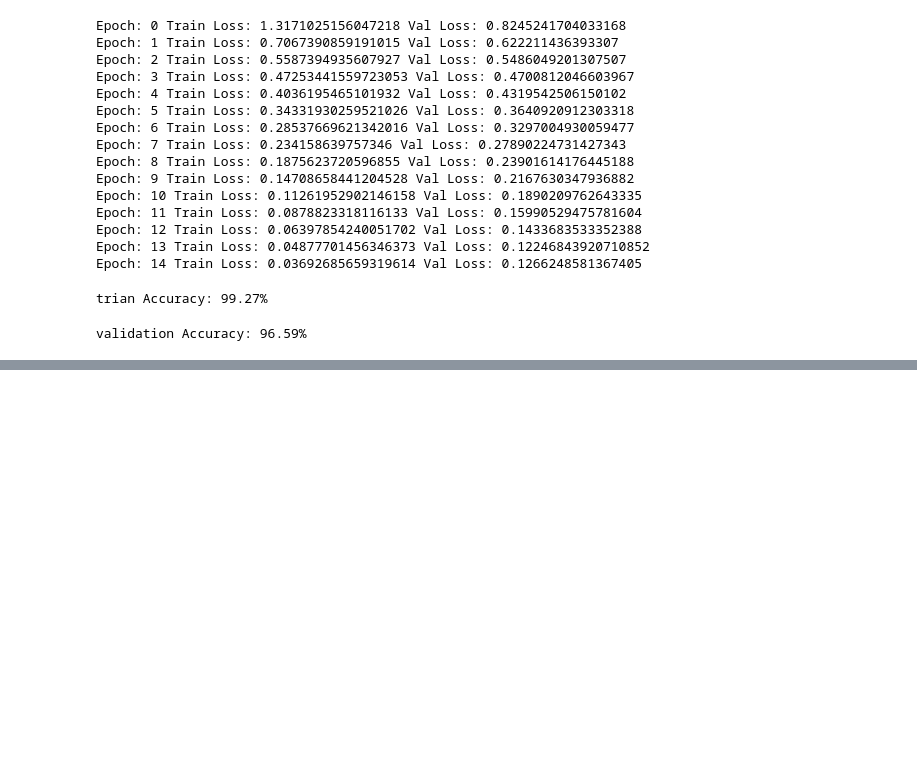
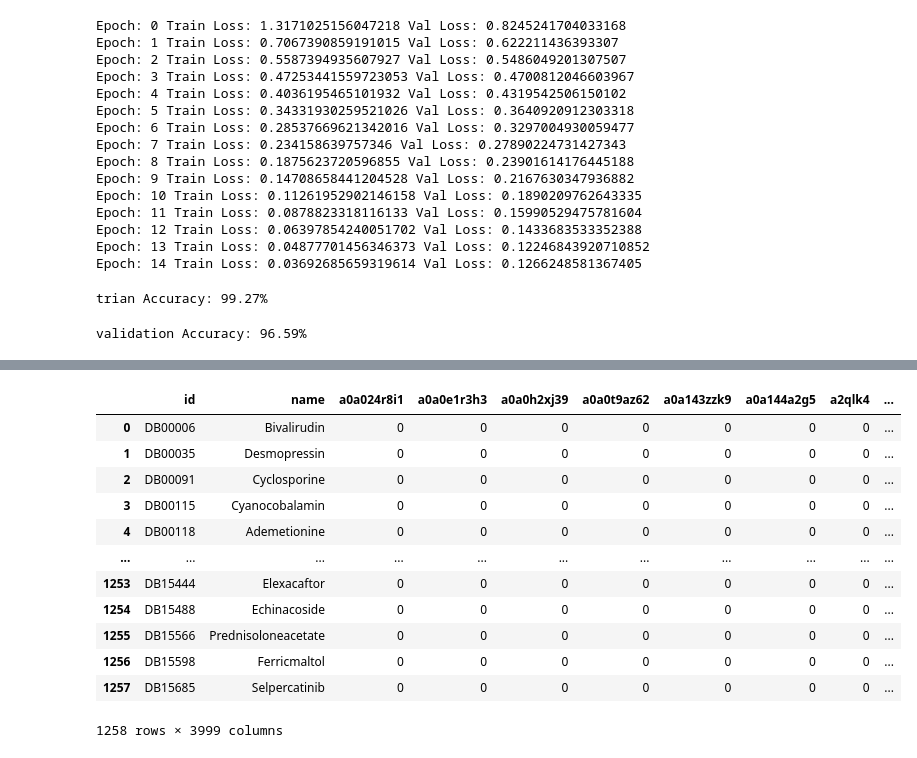
Before and after one commit to erfansky/CPSP, a Jupyter notebook: untitled.ipynb, the cells around one changed output, grey strips where cells are left out. Drawn from its saved outputs; the diff is of its cells as text; code cells hidden in the pictures; blank space fills up the shorter version.

Commit message:
dataset2

```diff
--- a/untitled.ipynb
+++ b/untitled.ipynb
@@ -412,0 +417,3 @@ validation Accuracy: 96.59%
+# %%
+dataset = pd.read_csv('./DS2/drug_information_1258.csv')
+dataset
@@ -412,0 +434,18 @@ validation Accuracy: 96.59%
+# %%
+vec = VectorizerApply(CountVectorizer)
+X = vec.fit_transform(dataset,id='id',index='index',name='name')
+X
+# %% [output]
+|  | id | name | a0a024r8i1 | a0a0e1r3h3 | a0a0h2xj39 | a0a0t9az62 | a0a143zzk9 | a0a144a2g5 | a2qlk4 | ... |
+| 0 | DB00006 | Bivalirudin | 0 | 0 | 0 | 0 | 0 | 0 | 0 | ... |
+| 1 | DB00035 | Desmopressin | 0 | 0 | 0 | 0 | 0 | 0 | 0 | ... |
+| 2 | DB00091 | Cyclosporine | 0 | 0 | 0 | 0 | 0 | 0 | 0 | ... |
+| 3 | DB00115 | Cyanocobalamin | 0 | 0 | 0 | 0 | 0 | 0 | 0 | ... |
+| 4 | DB00118 | Ademetionine | 0 | 0 | 0 | 0 | 0 | 0 | 0 | ... |
+| ... | ... | ... | ... | ... | ... | ... | ... | ... | ... | ... |
+| 1253 | DB15444 | Elexacaftor | 0 | 0 | 0 | 0 | 0 | 0 | 0 | ... |
+| 1254 | DB15488 | Echinacoside | 0 | 0 | 0 | 0 | 0 | 0 | 0 | ... |
+| 1255 | DB15566 | Prednisoloneacetate | 0 | 0 | 0 | 0 | 0 | 0 | 0 | ... |
+| 1256 | DB15598 | Ferricmaltol | 0 | 0 | 0 | 0 | 0 | 0 | 0 | ... |
+| 1257 | DB15685 | Selpercatinib | 0 | 0 | 0 | 0 | 0 | 0 | 0 | ... |
+1258 rows × 3999 columns
```
Also changed, not shown: parts of 16 cells of this notebook, 1 other file.
